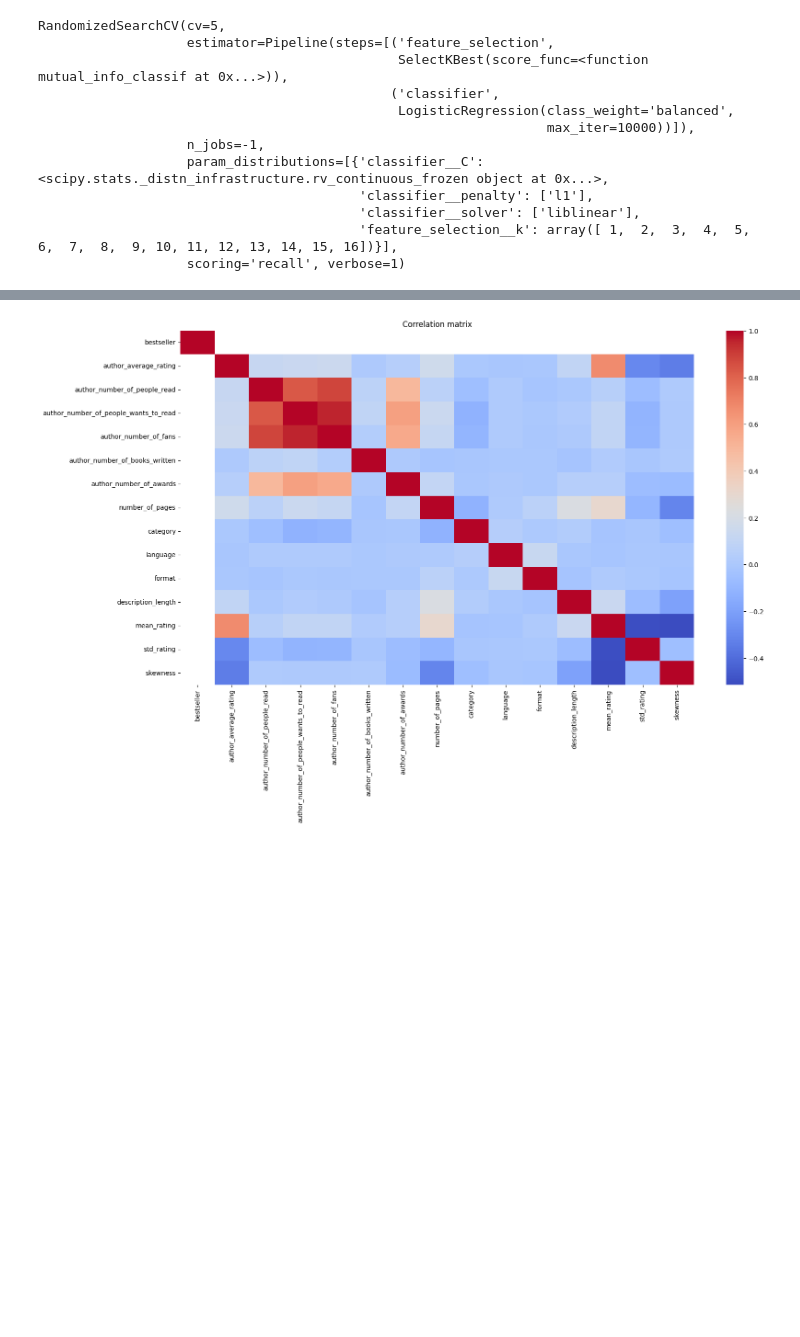
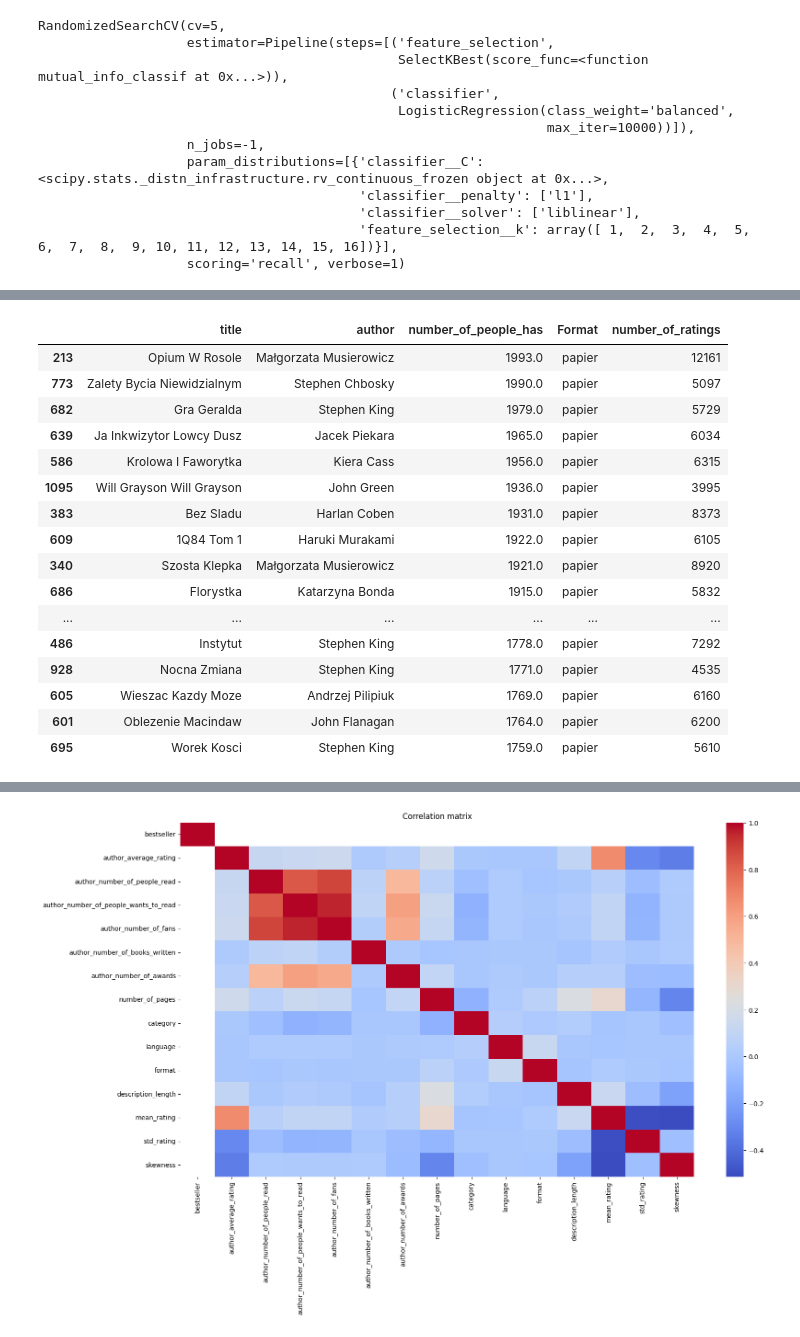
Before and after one commit to beep1000101/lubimyczytac_project, a Jupyter notebook: modelling.ipynb, the cells around one changed output, grey strips where cells are left out. Saved outputs shown, nothing was run; the diff lists cells and outputs as text; code cells hidden in the pictures; blank space fills up the shorter version.

```diff
--- a/modelling.ipynb
+++ b/modelling.ipynb
@@ -186,0 +164,23 @@ weighted avg       0.97      0.89      0.92      4555
+# %%
+reference_books = pd.read_csv('data/books_data.csv')
+reference_books['title'] = reference_books['url'].str.split('/').str[-1].str.split('-').str.join(' ').str.title()
+reference_books['number_of_ratings'] = reference_books[rating_features].sum(axis=1)
+reference_books.loc[y_test.index[(y_test == 0) & (randomized_log_reg.predict(X_test) == 1)], ['title', 'author', 'number_of_people_has', 'Format', 'number_of_ratings']].sort_values('number_of_people_has', ascending=False).iloc[0:, :].head(30)
+# %% [output]
+|  | title | author | number_of_people_has | Format | number_of_ratings |
+| 213 | Opium W Rosole | Małgorzata Musierowicz | 1993.0 | papier | 12161 |
+| 773 | Zalety Bycia Niewidzialnym | Stephen Chbosky | 1990.0 | papier | 5097 |
+| 682 | Gra Geralda | Stephen King | 1979.0 | papier | 5729 |
+| 639 | Ja Inkwizytor Lowcy Dusz | Jacek Piekara | 1965.0 | papier | 6034 |
+| 586 | Krolowa I Faworytka | Kiera Cass | 1956.0 | papier | 6315 |
+| 1095 | Will Grayson Will Grayson | John Green | 1936.0 | papier | 3995 |
+| 383 | Bez Sladu | Harlan Coben | 1931.0 | papier | 8373 |
+| 609 | 1Q84 Tom 1 | Haruki Murakami | 1922.0 | papier | 6105 |
+| 340 | Szosta Klepka | Małgorzata Musierowicz | 1921.0 | papier | 8920 |
+| 686 | Florystka | Katarzyna Bonda | 1915.0 | papier | 5832 |
+| ... | ... | ... | ... | ... | ... |
+| 486 | Instytut | Stephen King | 1778.0 | papier | 7292 |
+| 928 | Nocna Zmiana | Stephen King | 1771.0 | papier | 4535 |
+| 605 | Wieszac Kazdy Moze | Andrzej Pilipiuk | 1769.0 | papier | 6160 |
+| 601 | Oblezenie Macindaw | John Flanagan | 1764.0 | papier | 6200 |
+| 695 | Worek Kosci | Stephen King | 1759.0 | papier | 5610 |
```
Also changed, not shown: parts of 4 cells of this notebook.
